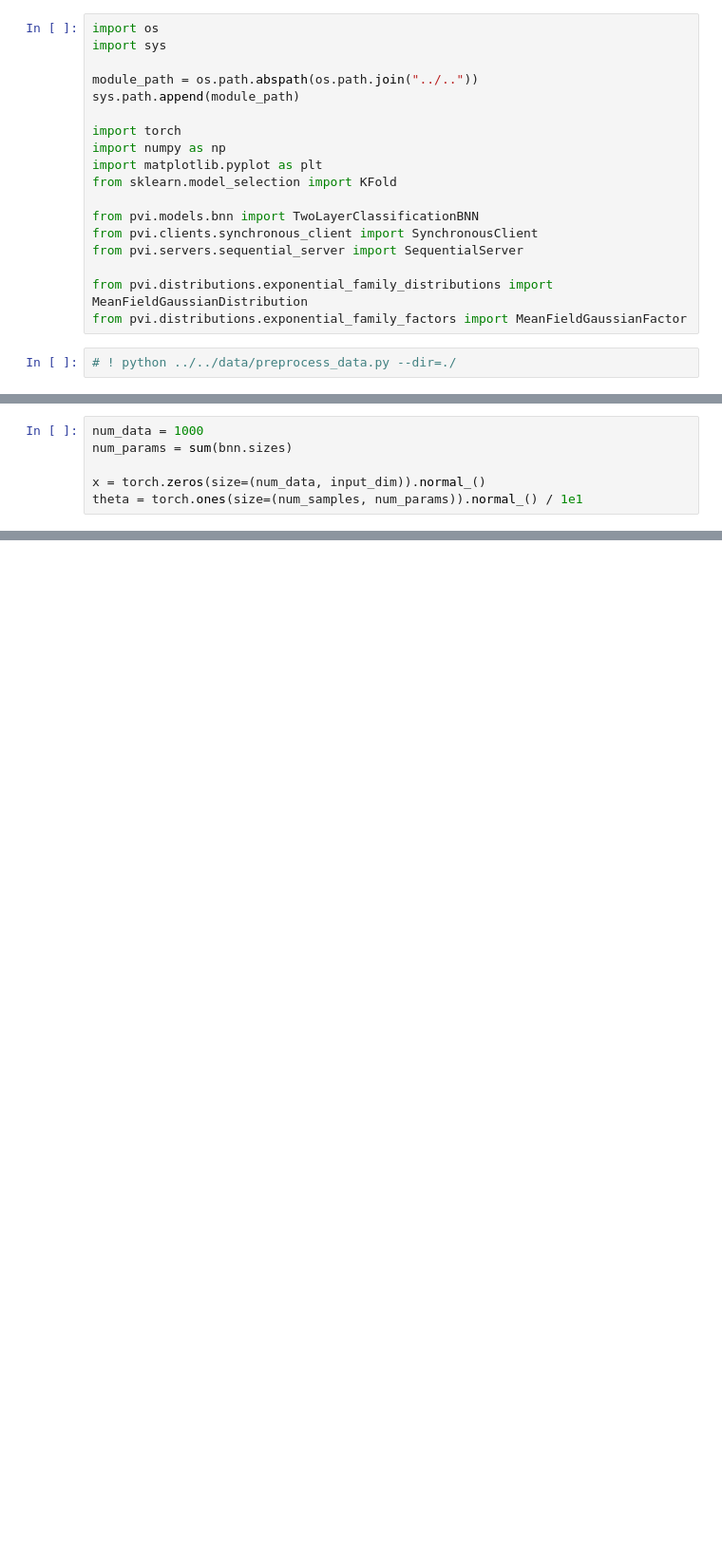
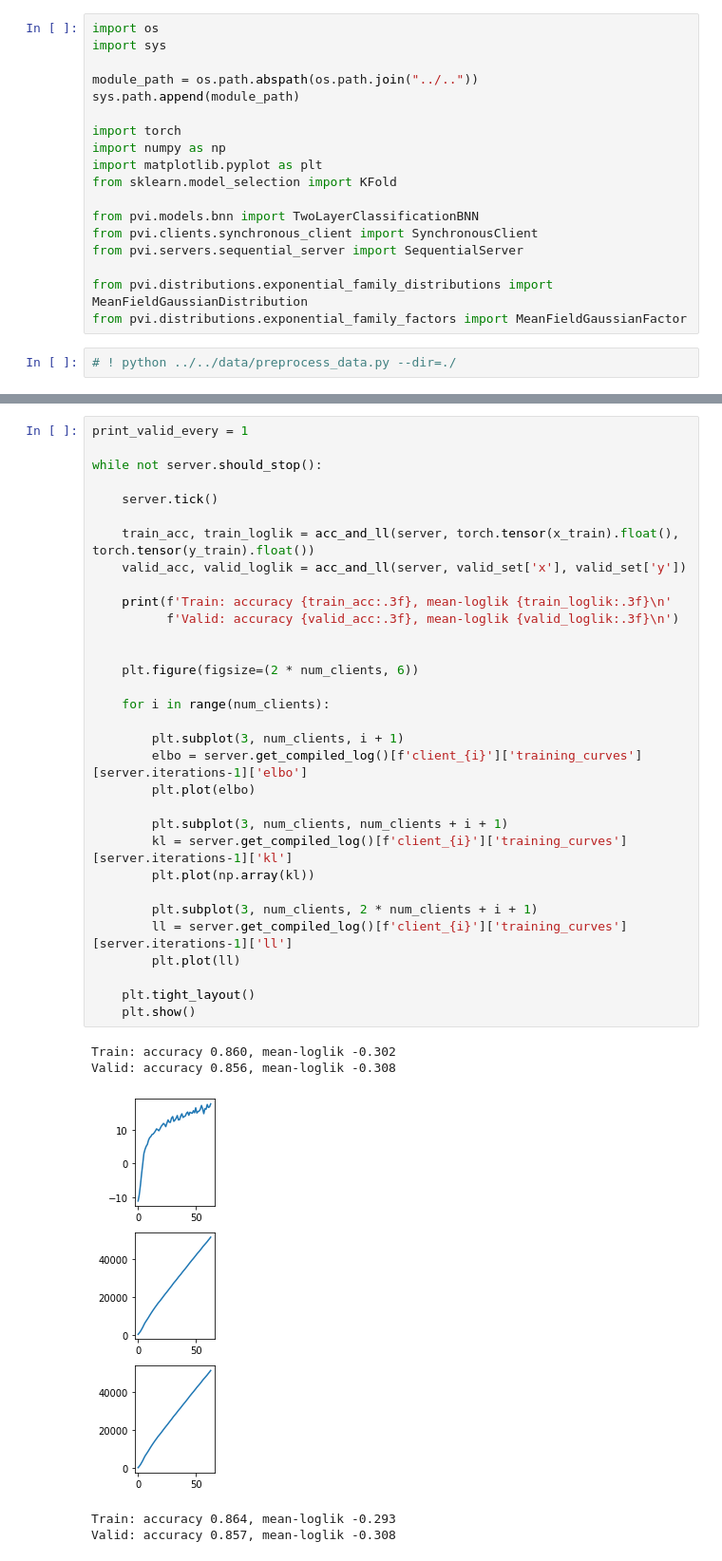
Before and after one commit to MattAshman/pvi, a Jupyter notebook: notebooks/examples/bnn.ipynb, the cells around one changed output, grey strips where cells are left out. Shown at 95% size. Drawn from its saved outputs; the diff is of its cells as text; blank space fills up the shorter version.

Commit message:
bnn trains on global VI

```diff
--- a/notebooks/examples/bnn.ipynb
+++ b/notebooks/examples/bnn.ipynb
@@ -30,6 +20,0 @@ bnn = TwoLayerClassificationBNN(hyperparameters=hyperparameters)
-# %%
-num_data = 1000
-num_params = sum(bnn.sizes)
-
-x = torch.zeros(size=(num_data, input_dim)).normal_()
-theta = torch.ones(size=(num_samples, num_params)).normal_() / 1e1
@@ -72,0 +344,38 @@ tensor([[[0.3847, 1.3996],
+# %%
+print_valid_every = 1
+
+while not server.should_stop():
+
+    server.tick()
+
+    train_acc, train_loglik = acc_and_ll(server, torch.tensor(x_train).float(), torch.tensor(y_train).float())
+    valid_acc, valid_loglik = acc_and_ll(server, valid_set['x'], valid_set['y'])
+
+    print(f'Train: accuracy {train_acc:.3f}, mean-loglik {train_loglik:.3f}\n'
+          f'Valid: accuracy {valid_acc:.3f}, mean-loglik {valid_loglik:.3f}\n')
+
+
+    plt.figure(figsize=(2 * num_clients, 6))
+
+    for i in range(num_clients):
+
+        plt.subplot(3, num_clients, i + 1)
+        elbo = server.get_compiled_log()[f'client_{i}']['training_curves'][server.iterations-1]['elbo']
+        plt.plot(elbo)
+
+        plt.subplot(3, num_clients, num_clients + i + 1)
+        kl = server.get_compiled_log()[f'client_{i}']['training_curves'][server.iterations-1]['kl']
+        plt.plot(np.array(kl))
+
+        plt.subplot(3, num_clients, 2 * num_clients + i + 1)
+        ll = server.get_compiled_log()[f'client_{i}']['training_curves'][server.iterations-1]['ll']
+        plt.plot(ll)
+
+    plt.tight_layout()
+    plt.show()
+# %% [output]
+Train: accuracy 0.860, mean-loglik -0.302
+Valid: accuracy 0.856, mean-loglik -0.308
+[figure, added]
+Train: accuracy 0.864, mean-loglik -0.293
+Valid: accuracy 0.857, mean-loglik -0.308
```
Also changed, not shown: parts of 11 cells of this notebook, 1 other file.
